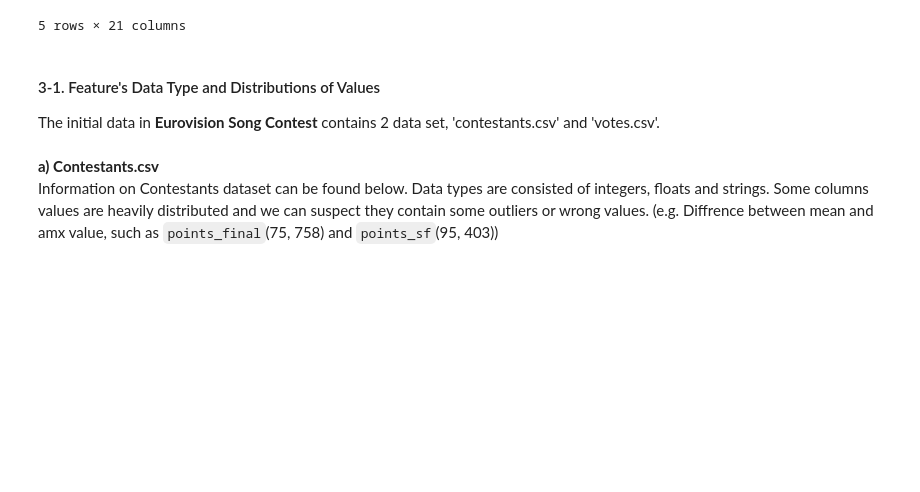
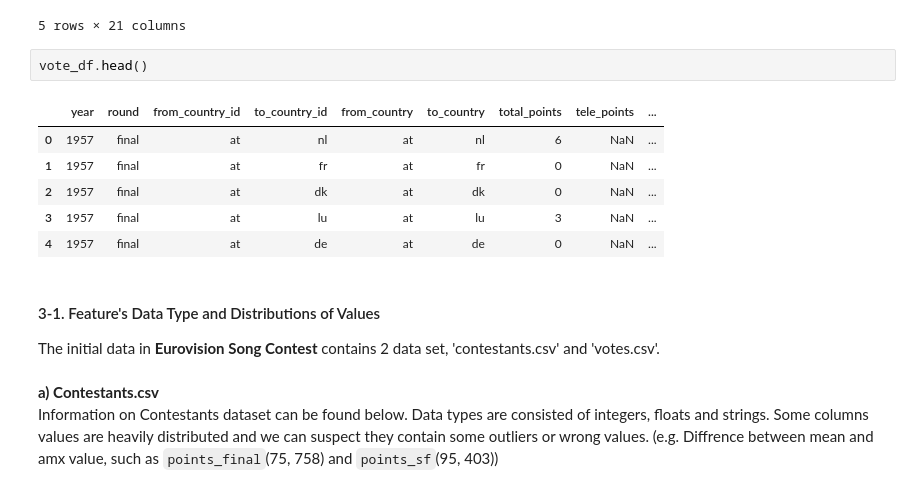
Before and after one commit to mikfre1/Eurotrash, a Jupyter notebook: data_review.ipynb, the cells around one changed output. Cells and saved outputs as stored; diff of their text form; blank space fills up the shorter version.

```diff
--- a/data_review.ipynb
+++ b/data_review.ipynb
@@ -46,6 +46,15 @@ contestant_df.head()
 | 3 | 1956 | de | Germany | Walter Andreas Schwarz | Im Wartesaal Zum Großen Glück | 2.0 | NaN | 4.0 | ... |
 | 4 | 1956 | fr | France | Mathé Altéry | Le Temps Perdu | 2.0 | NaN | 5.0 | ... |
 5 rows × 21 columns
+# %%
+vote_df.head()
+# %% [output]
+|  | year | round | from_country_id | to_country_id | from_country | to_country | total_points | tele_points | ... |
+| 0 | 1957 | final | at | nl | at | nl | 6 | NaN | ... |
+| 1 | 1957 | final | at | fr | at | fr | 0 | NaN | ... |
+| 2 | 1957 | final | at | dk | at | dk | 0 | NaN | ... |
+| 3 | 1957 | final | at | lu | at | lu | 3 | NaN | ... |
+| 4 | 1957 | final | at | de | at | de | 0 | NaN | ... |
 # %% [markdown]
 #### 3-1. Feature's Data Type and Distributions of Values
 The initial data in **Eurovision Song Contest** contains 2 data set, 'contestants.csv' and 'votes.csv'.<br><br>
```
Also changed, not shown: parts of 20 cells of this notebook.
